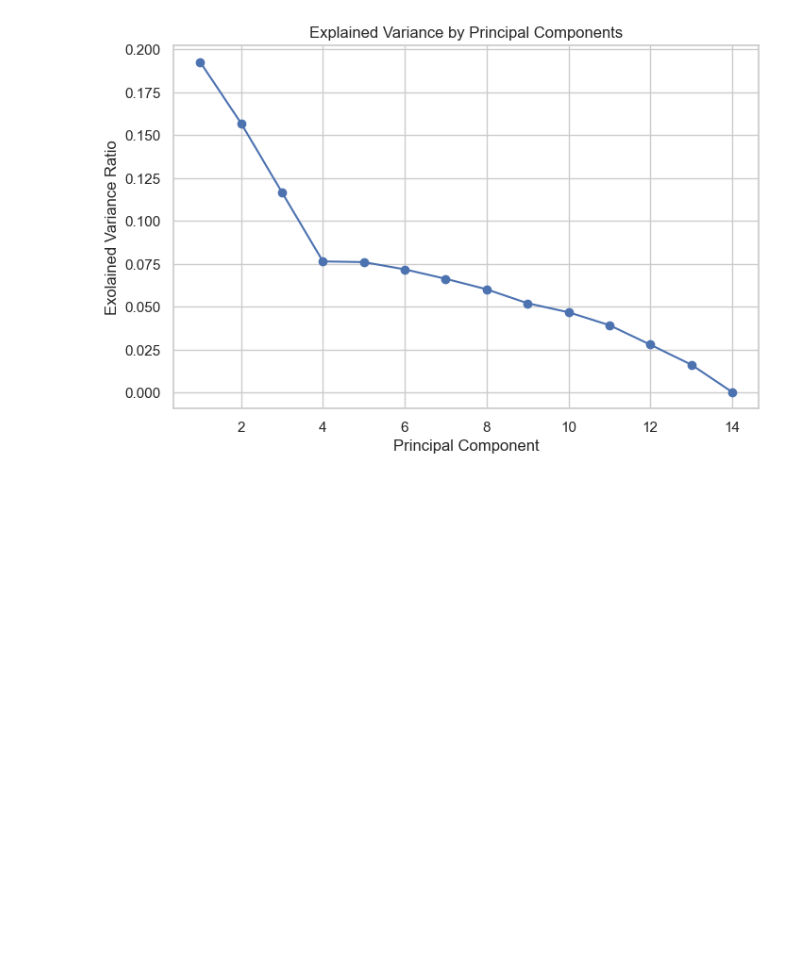
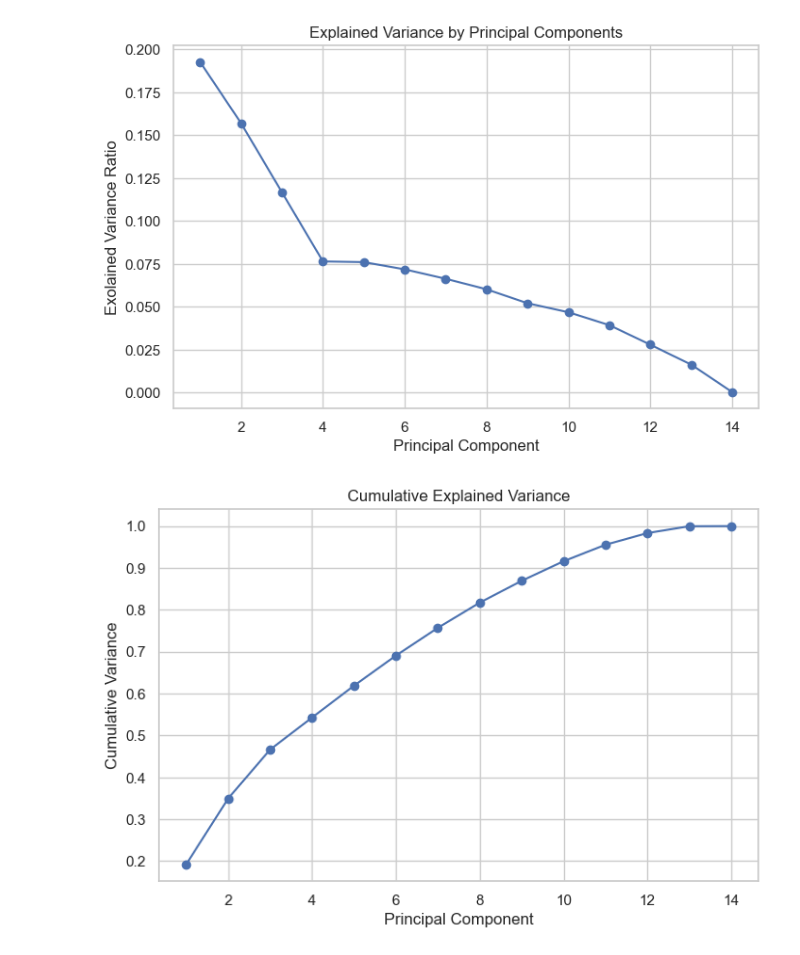
Before and after one commit to lasombra7/macro-density-analysis, a Jupyter notebook: notebooks/macro-density-analysis.ipynb, the cells around one changed output. Drawn from its saved outputs; the diff is of its cells as text; code cells hidden in the pictures; blank space fills up the shorter version.

```diff
--- a/notebooks/macro-density-analysis.ipynb
+++ b/notebooks/macro-density-analysis.ipynb
@@ -728,4 +728,12 @@ plt.show()
 # %% [output]
 [figure]
 # %%
-# Cumulative variance plot
+# Cumulative variance virualization using line chart
+plt.figure(figsize=(8,5))
+plt.plot(range(1, len(cumulative_variance)+1), cumulative_variance, marker='o')
+plt.title("Cumulative Explained Variance")
+plt.xlabel("Principal Component")
+plt.ylabel("Cumulative Variance")
+plt.show()
+# %% [output]
+[figure, added]
```
Also changed, not shown: parts of 7 cells of this notebook.
